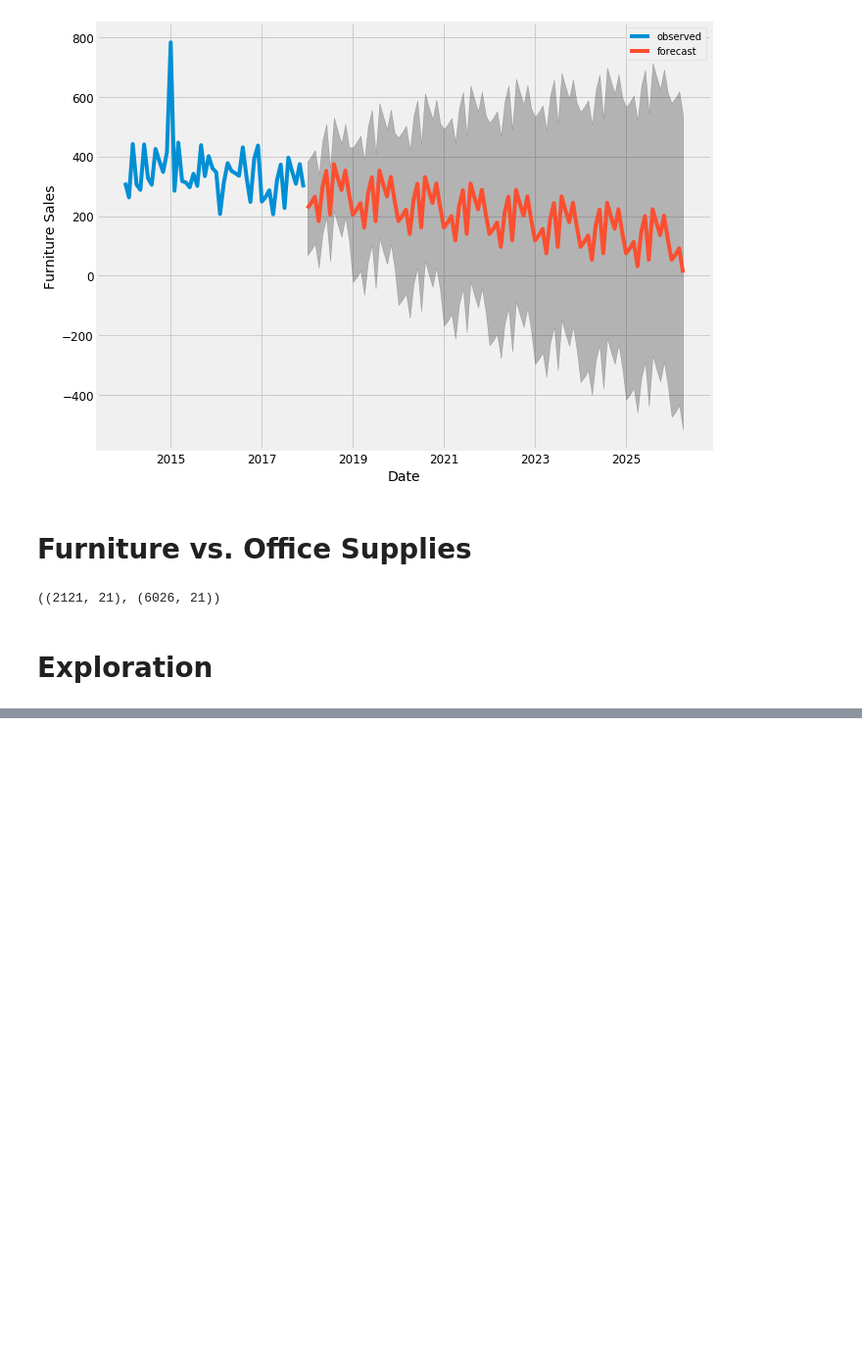
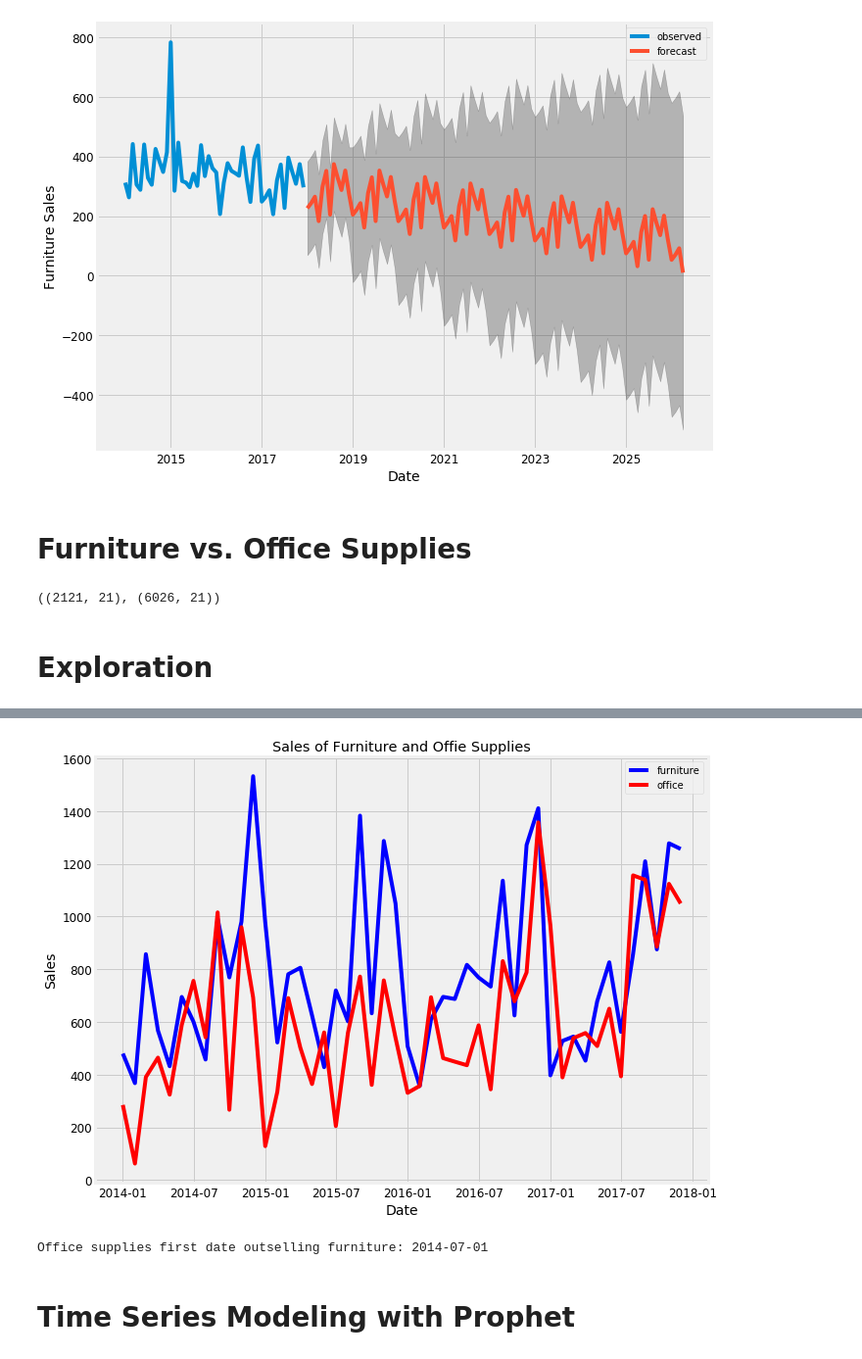
Before and after one commit to damiansp/ML, a Jupyter notebook: python/TS/end_to_end_TS_forecasting.py.ipynb, the cells around one changed output, grey strips where cells are left out. Shown: that part at 98% size. Cells and saved outputs as stored; diff of their text form; code cells hidden in the pictures; blank space fills up the shorter version.

```diff
--- a/python/TS/end_to_end_TS_forecasting.py.ipynb
+++ b/python/TS/end_to_end_TS_forecasting.py.ipynb
@@ -229,0 +248,17 @@ furniture.shape, office.shape
+# %%
+furniture = furniture.set_index('Order Date')
+office = office.set_index('Order Date')
+# %%
+y_furniture = furniture['Sales'].resample('MS').mean()
+y_office = office['Sales'].resample('MS').mean()
+# %%
+furniture = pd.DataFrame({'Order Date': y_furniture.index,
+                          'Sales': y_furniture.values})
+office = pd.DataFrame({'Order Date': y_office.index,
+                       'Sales': y_office.values})
+# %%
+store = furniture.merge(office, how='inner', on='Order Date')
+store.rename(
+    columns={'Sales_x': 'furniture_sales', 'Sales_y': 'office_sales'},
+    inplace=True)
+store.head()
@@ -229,0 +272,23 @@ furniture.shape, office.shape
+# %%
+plt.figure(figsize=(10, 8));
+plt.plot(
+    store['Order Date'], store['furniture_sales'], 'b-', label='furniture');
+plt.plot(
+    store['Order Date'], store['office_sales'], 'r-', label='office');
+plt.xlabel('Date');
+plt.ylabel('Sales');
+plt.title('Sales of Furniture and Offie Supplies');
+plt.legend();
+# %% [output]
+[figure, added]
+# %%
+first_date = store.loc[
+    np.min(list(
+        np.where(store['office_sales'] > store['furniture_sales'])[0])),
+    'Order Date']
+print('Office supplies first date outselling furniture: {}'.format(
+    first_date.date()))
+# %% [output]
+Office supplies first date outselling furniture: 2014-07-01
+# %% [markdown]
+# Time Series Modeling with Prophet
```
Also changed, not shown: parts of 3 cells of this notebook.
